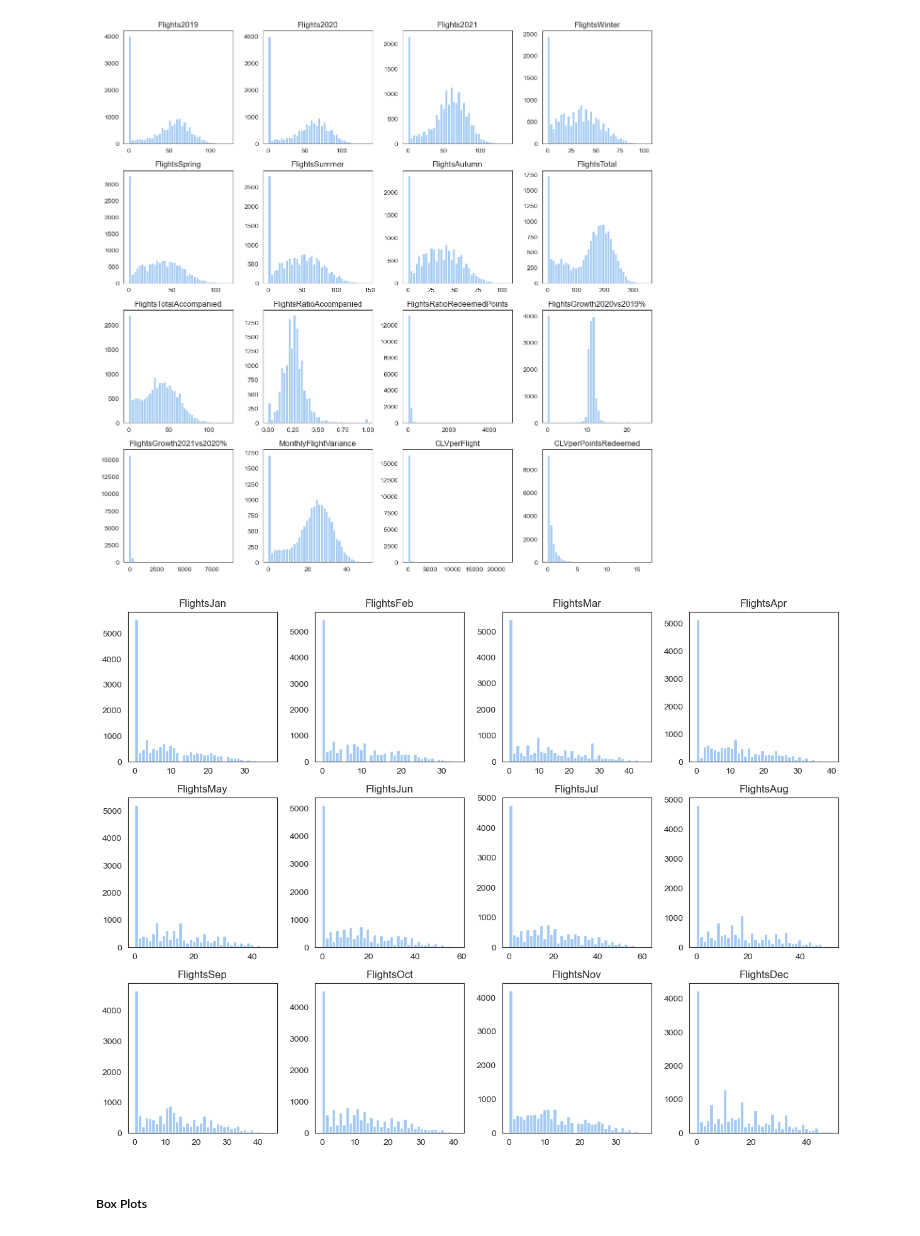
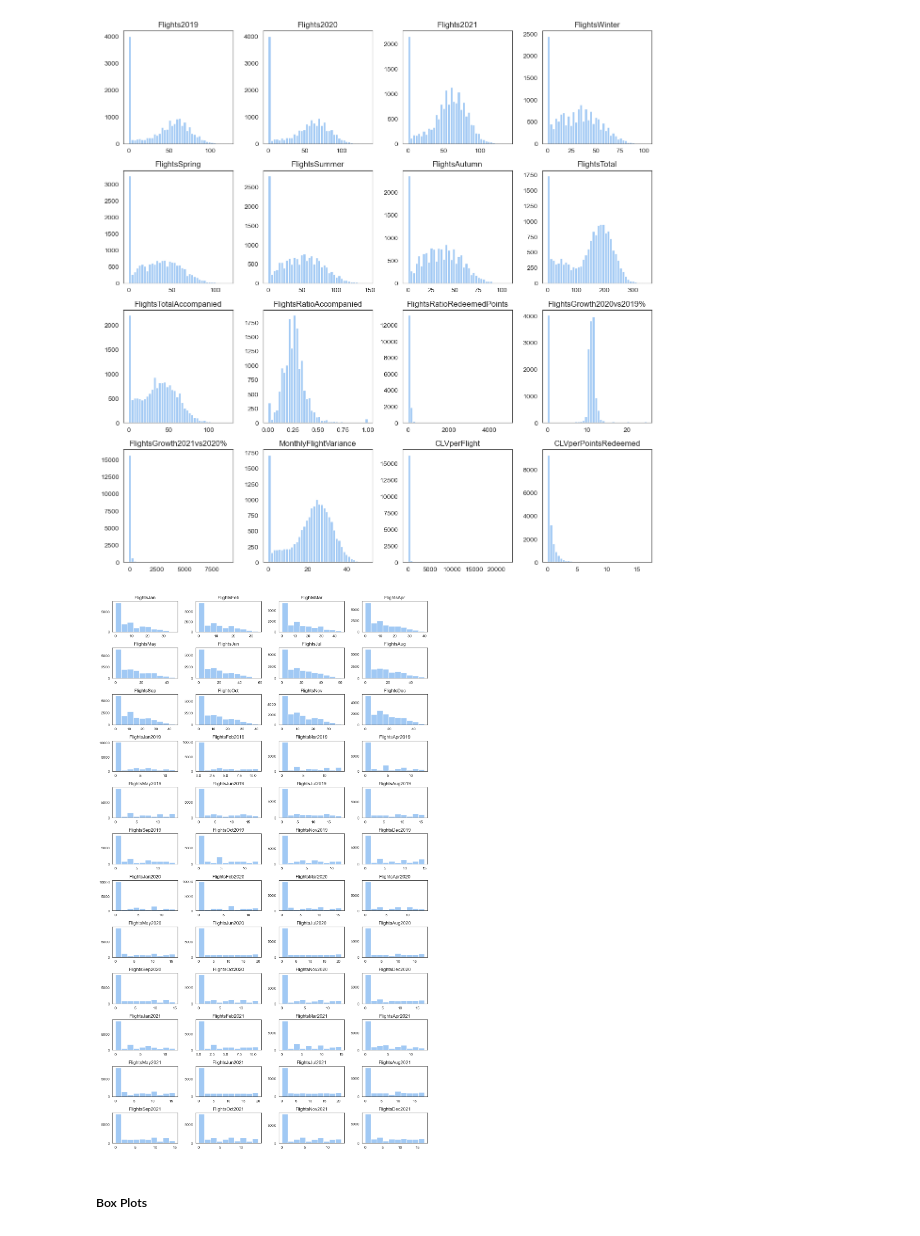
Before and after one commit to lCarvas/data-mining, a Jupyter notebook: src/Group94_EDA_Code.ipynb, the cells around one changed output. Saved outputs shown, nothing was run; the diff lists cells and outputs as text; code cells hidden in the pictures.

Commit message:
more visualisations

```diff
--- a/src/Group94_EDA_Code.ipynb
+++ b/src/Group94_EDA_Code.ipynb
@@ -1148,7 +1161,6 @@ for year in [2019, 2020, 2021]:
 customerDB_copy['FlightsGrowth2020vs2019%'] = (((customerDB_copy['Flights2020'] - customerDB_copy['Flights2019']) / customerDB_copy['Flights2019'].replace(0, np.nan))*100).fillna(0).round(2)
 customerDB_copy['FlightsGrowth2021vs2020%'] = (((customerDB_copy['Flights2021'] - customerDB_copy['Flights2020']) / customerDB_copy['Flights2020'].replace(0, np.nan))*100).fillna(0).round(2)
 
-
 for season, months in zip(['Winter', 'Spring', 'Summer', 'Autumn'], [[12, 1, 2], [3, 4, 5], [6, 7, 8], [9, 10, 11]]):
     customerDB_copy[f'Flights{season}'] = flightDB_copy[flightDB_copy['Month'].isin(months)].groupby('Loyalty#')['NumFlights'].sum().round().astype(int)
     if f'Flights{season}' not in customer_numerical_variables: customer_numerical_variables.append(f'Flights{season}')
@@ -1159,6 +1171,13 @@ for month_name, month in zip(['Jan', 'Feb', 'Mar', 'Apr', 'May', 'Jun', 'Jul', '
     if f'Flights{month_name}' not in customer_numerical_variables: customer_numerical_variables.append(f'Flights{month_name}')
     if f'Flights{month_name}' not in new_customer_variables: new_customer_variables.append(f'Flights{month_name}')
     if f'Flights{month_name}' not in month_variables: month_variables.append(f'Flights{month_name}')
+
+for year in [2019, 2020, 2021]:
+    for month_name, month in zip(['Jan', 'Feb', 'Mar', 'Apr', 'May', 'Jun', 'Jul', 'Aug', 'Sep', 'Oct', 'Nov', 'Dec'], range(1, 13)):
+        customerDB_copy[f'Flights{month_name}{year}'] = flightDB_copy[(flightDB_copy['Year'] == year) & (flightDB_copy['Month'] == month)].groupby('Loyalty#')['NumFlights'].sum().round().astype(int)
+        if f'Flights{month_name}{year}' not in customer_numerical_variables: customer_numerical_variables.append(f'Flights{month_name}{year}')
+        if f'Flights{month_name}{year}' not in new_customer_variables: new_customer_variables.append(f'Flights{month_name}{year}')
+        if f'Flights{month_name}{year}' not in month_variables: month_variables.append(f'Flights{month_name}{year}')
 
 customerDB_copy['MonthlyFlightVariance'] = flightDB_copy.groupby(['Loyalty#', 'Year', 'Month'])['NumFlights'].sum().groupby('Loyalty#').var()
 
@@ -1222,14 +1242,14 @@ plt.show()
 # %% [output]
 [figure]
 # %%
-fig, axes = plt.subplots(nrows=3, ncols=4, figsize=(12, 9))
+fig, axes = plt.subplots(nrows=12, ncols=4, figsize=(12, 20))
 axes = axes.flatten()
 for i, variable in enumerate(month_variables):
-    axes[i].hist(customerDB_copy[variable].dropna(), bins=40)
+    axes[i].hist(customerDB_copy[variable].dropna(), bins=10)
     axes[i].set_title(variable)
 plt.tight_layout()
 plt.show()
 # %% [output]
-[figure, old version]
+[figure, new version]
 # %% [markdown]
 ##### Box Plots
```
Also changed, not shown: parts of 9 cells of this notebook.
